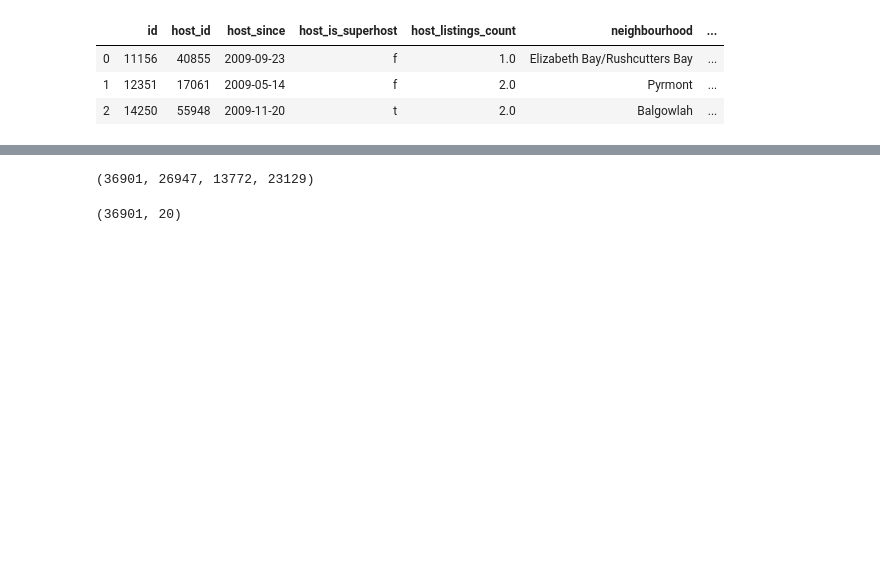
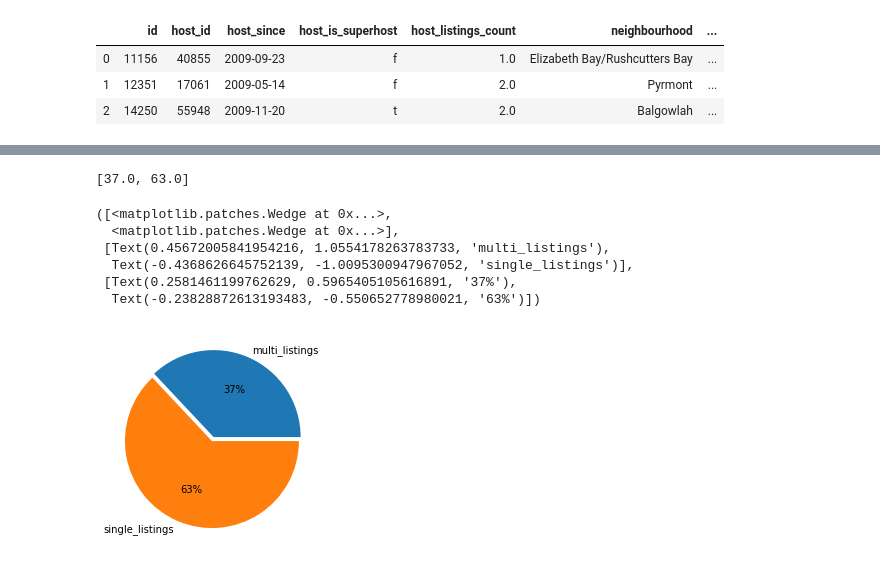
Before and after one commit to khwajajalal/Capstone2, a Jupyter notebook: Listings.ipynb, the cells around one changed output, grey strips where cells are left out. Cells and saved outputs as stored; diff of their text form; code cells hidden in the pictures; blank space fills up the shorter version.

```diff
--- a/Listings.ipynb
+++ b/Listings.ipynb
@@ -62,12 +96,21 @@ unique_hosts=len(host_id_count)
 single_listings=host_id_count[host_id_count==1].count()
 multi_listings=len(listings.host_id) - single_listings
 len(listings.host_id), unique_hosts, multi_listings, single_listings
+percentages=[round(multi_listings/len(listings.host_id)*100,0),round(single_listings/len(listings.host_id)*100,0)]
+percentages
+[multi_listings, single_listings]
 # %% [output]
-(36901, 26947, 13772, 23129)
+[37.0, 63.0]
-# %%
-listings.shape
-# %% [output]
-(36901, 20)
+# %%
+plt.pie(percentages, labels=['multi_listings', 'single_listings'],autopct='%1.0f%%', explode=[0.05,0], rotatelabels=False)
+# %% [output]
+([<matplotlib.patches.Wedge at 0x...>,
+  <matplotlib.patches.Wedge at 0x...>],
+ [Text(0.45672005841954216, 1.0554178263783733, 'multi_listings'),
+  Text(-0.4368626645752139, -1.0095300947967052, 'single_listings')],
+ [Text(0.2581461199762629, 0.5965405105616891, '37%'),
+  Text(-0.23828872613193483, -0.550652778980021, '63%')])
+[figure, added]
 # %%
 listings.columns
 # %% [output]
```
Also changed, not shown: parts of 12 cells of this notebook.
